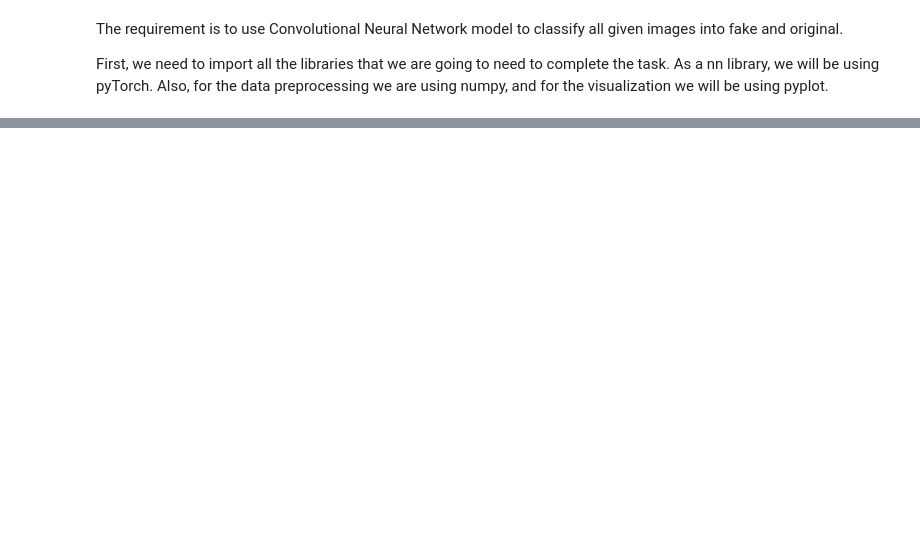
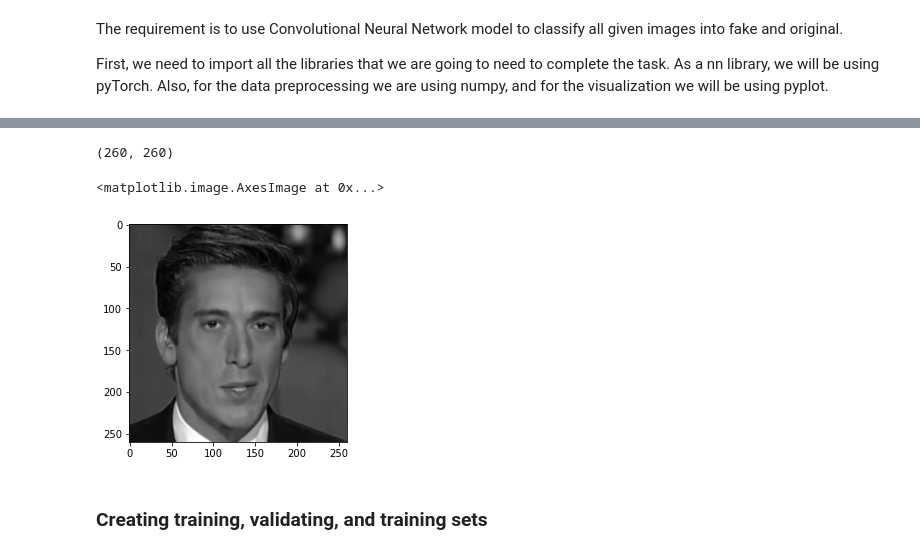
Before and after one commit to jorjepadre/DeepFake, a Jupyter notebook: deep_fake.ipynb, the cells around one changed output, grey strips where cells are left out. Saved outputs shown, nothing was run; the diff lists cells and outputs as text; code cells hidden in the pictures; blank space fills up the shorter version.

```diff
--- a/deep_fake.ipynb
+++ b/deep_fake.ipynb
@@ -17,0 +110,21 @@ ModuleNotFoundError: No module named 'torch'
+# %%
+if len(original_paths) == 0:
+    print("Could not find imgdb directory!  " +  "Make sure you put it here: " + os.getcwd() )
+else:
+
+    # load image data
+    for path in original_paths:
+        # load image - byte [0 to 255]
+#         img = skimage.io.imread(path, pilmode='L')
+        img = PIL.Image.open(path).convert('L')
+        img = transform(img)
+        original_images.append(img)
+# %%
+print(original_images[0].size)
+plt.imshow(original_images[0], cmap="gray")
+# %% [output]
+(260, 260)
+<matplotlib.image.AxesImage at 0x...>
+[figure, added]
+# %% [markdown]
+### Creating training, validating, and training sets
```
Also changed, not shown: parts of 26 cells of this notebook, 2 other files.
